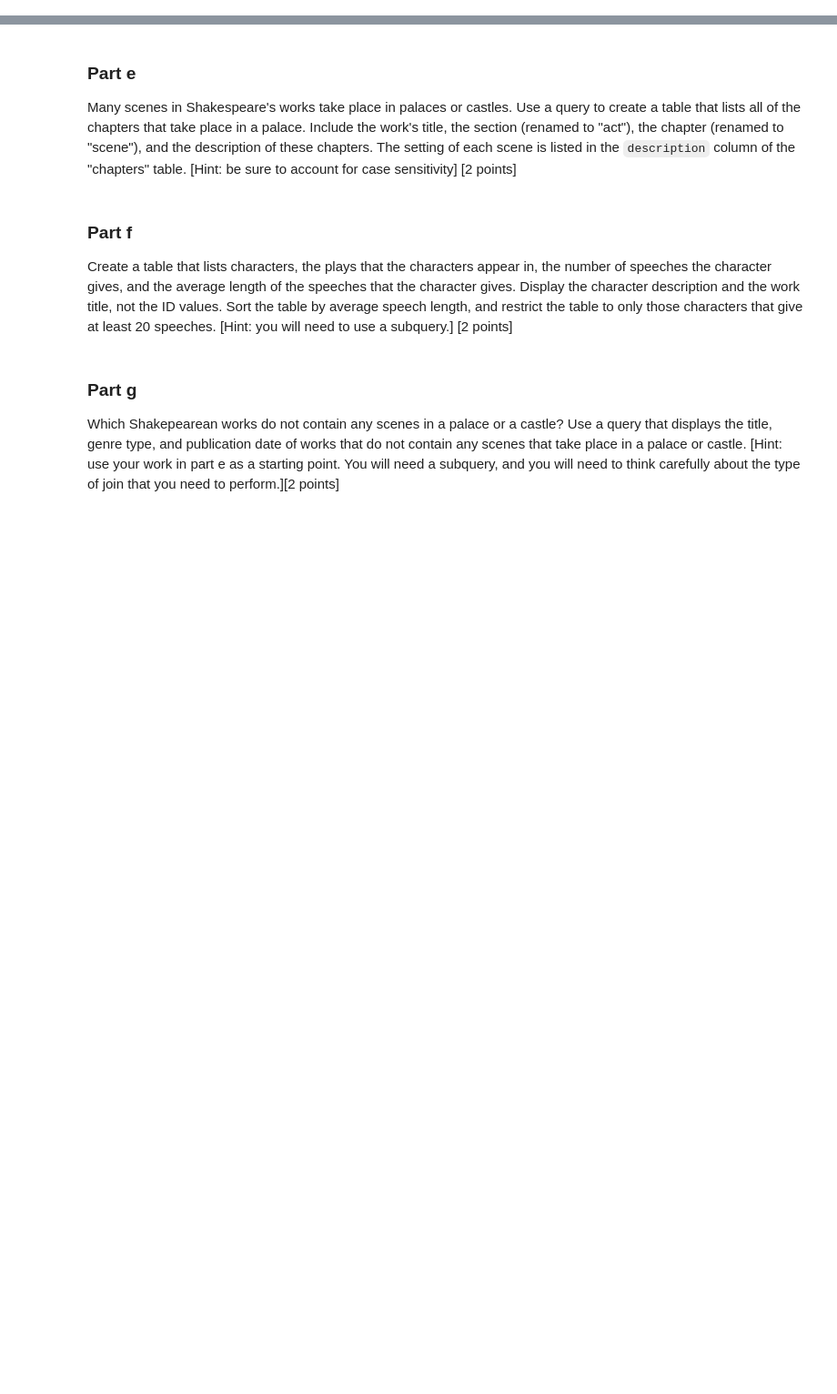
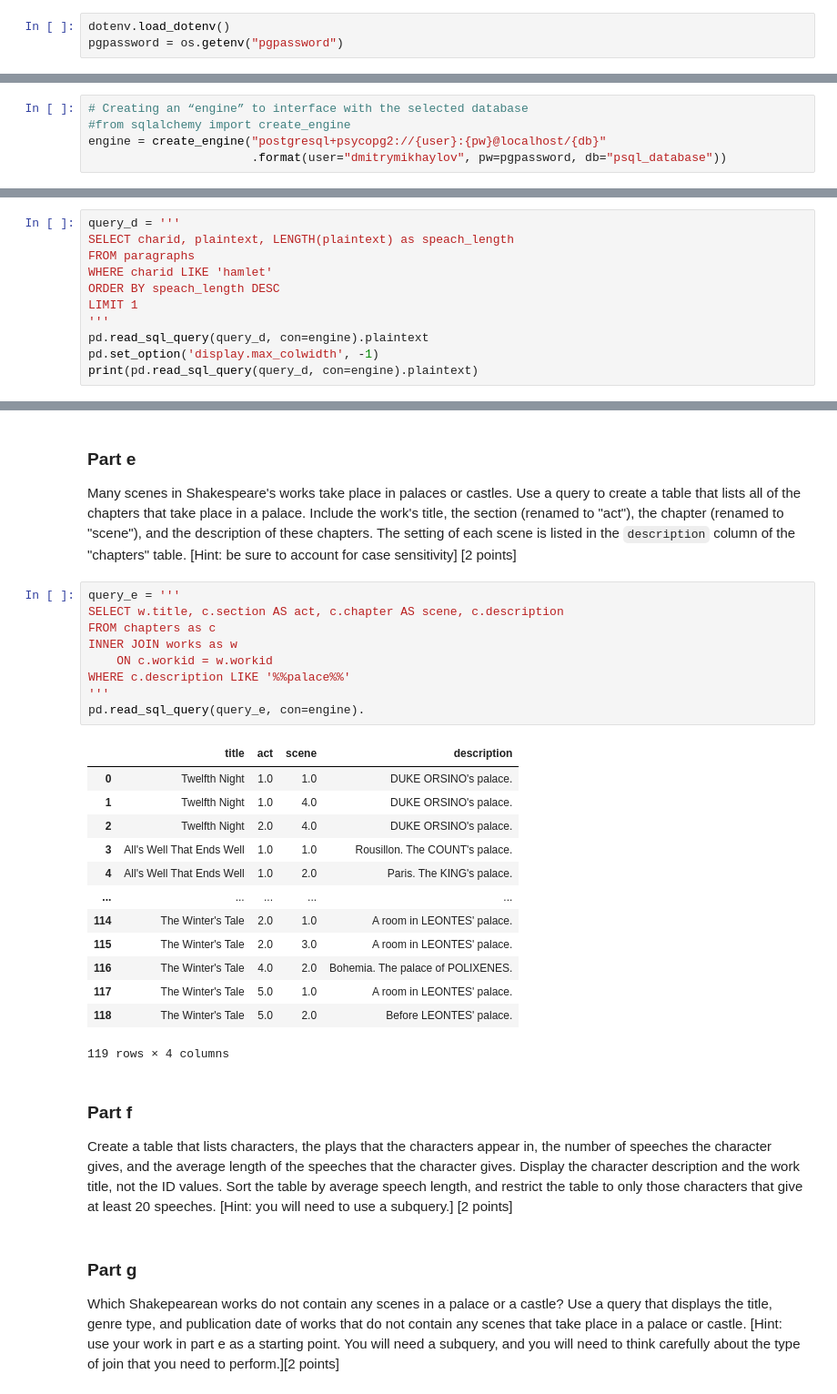
Before and after one commit to allaccountstaken/surfing_data_pipeline, a Jupyter notebook: M7/labassignment7.ipynb, the cells around one changed output, grey strips where cells are left out. Shown at 91% size. Cells and saved outputs as stored; diff of their text form; blank space fills up the shorter version.

```diff
--- a/M7/labassignment7.ipynb
+++ b/M7/labassignment7.ipynb
@@ -89,3 +89,6 @@ paragraphs.head()
 # %% [markdown]
 #### Part a
 Connect to your local PostgreSQL server (take steps to hide your password!), create a new database for the Shakespeare data, use `create_engine()` from `sqlalchemy` to connect to the database, and create the works, characters, chapters, and paragraphs tables populated with the data from the four dataframes shown above. [2 points]
+# %%
+dotenv.load_dotenv()
+pgpassword = os.getenv("pgpassword")
@@ -91,0 +119,5 @@ Connect to your local PostgreSQL server (take steps to hide your password!), cre
+# %%
+# Creating an “engine” to interface with the selected database
+#from sqlalchemy import create_engine
+engine = create_engine("postgresql+psycopg2://{user}:{pw}@localhost/{db}"
+                       .format(user="dmitrymikhaylov", pw=pgpassword, db="psql_database"))
@@ -106,3 +180,14 @@ Write a query that generates a table that reports the average number of words in
 # %% [markdown]
 #### Part d
 Use a query to generate a table that contains the text of Hamlet's (the character, not just the play) longest speech, and use the `print()` function to display this text. [1 point]
+# %%
+query_d = '''
+SELECT charid, plaintext, LENGTH(plaintext) as speach_length
+FROM paragraphs
+WHERE charid LIKE 'hamlet'
+ORDER BY speach_length DESC
+LIMIT 1
+'''
+pd.read_sql_query(query_d, con=engine).plaintext
+pd.set_option('display.max_colwidth', -1)
+print(pd.read_sql_query(query_d, con=engine).plaintext)
@@ -109,6 +197,29 @@ Use a query to generate a table that contains the text of Hamlet's (the characte
 # %% [markdown]
 ### Part e
 Many scenes in Shakespeare's works take place in palaces or castles. Use a query to create a table that lists all of the chapters that take place in a palace. Include the work's title, the section (renamed to "act"), the chapter (renamed to "scene"), and the description of these chapters. The setting of each scene is listed in the `description` column of the "chapters" table. [Hint: be sure to account for case sensitivity] [2 points]
+# %%
+query_e = '''
+SELECT w.title, c.section AS act, c.chapter AS scene, c.description
+FROM chapters as c
+INNER JOIN works as w
+    ON c.workid = w.workid
+WHERE c.description LIKE '%%palace%%'
+'''
+pd.read_sql_query(query_e, con=engine).
+# %% [output]
+|  | title | act | scene | description |
+| 0 | Twelfth Night | 1.0 | 1.0 | DUKE ORSINO's palace. |
+| 1 | Twelfth Night | 1.0 | 4.0 | DUKE ORSINO's palace. |
+| 2 | Twelfth Night | 2.0 | 4.0 | DUKE ORSINO's palace. |
+| 3 | All's Well That Ends Well | 1.0 | 1.0 | Rousillon. The COUNT's palace. |
+| 4 | All's Well That Ends Well | 1.0 | 2.0 | Paris. The KING's palace. |
+| ... | ... | ... | ... | ... |
+| 114 | The Winter's Tale | 2.0 | 1.0 | A room in LEONTES' palace. |
+| 115 | The Winter's Tale | 2.0 | 3.0 | A room in LEONTES' palace. |
+| 116 | The Winter's Tale | 4.0 | 2.0 | Bohemia. The palace of POLIXENES. |
+| 117 | The Winter's Tale | 5.0 | 1.0 | A room in LEONTES' palace. |
+| 118 | The Winter's Tale | 5.0 | 2.0 | Before LEONTES' palace. |
+119 rows × 4 columns
 # %% [markdown]
 ### Part f
 Create a table that lists characters, the plays that the characters appear in, the number of speeches the character gives, and the average length of the speeches that the character gives. Display the character description and the work title, not the ID values. Sort the table by average speech length, and restrict the table to only those characters that give at least 20 speeches. [Hint: you will need to use a subquery.] [2 points]
```
Also changed, not shown: parts of 9 cells of this notebook.
